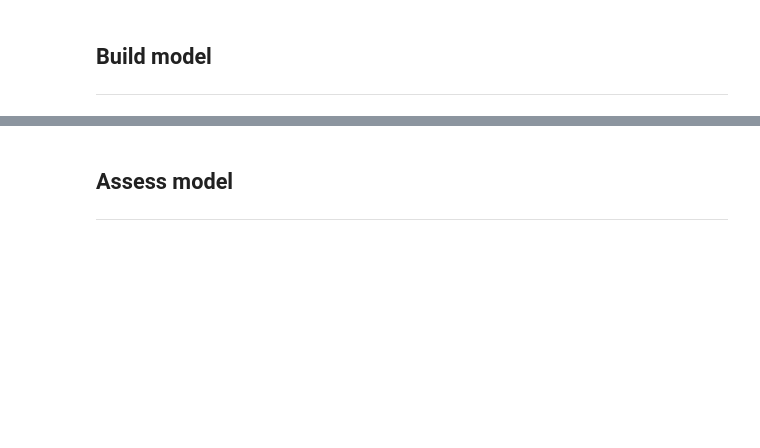
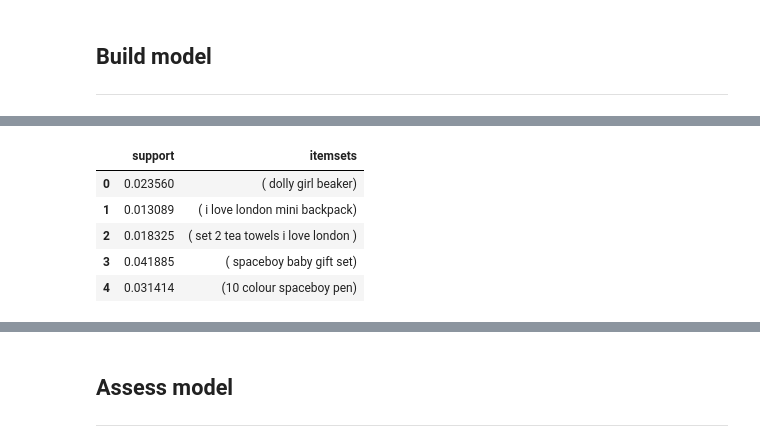
Before and after one commit to DanisAlukaev/Data-Mining, a Jupyter notebook: session01/4. Modeling.ipynb, the cells around one changed output, grey strips where cells are left out. Saved outputs shown, nothing was run; the diff lists cells and outputs as text; code cells hidden in the pictures; blank space fills up the shorter version.

```diff
--- a/session01/4. Modeling.ipynb
+++ b/session01/4. Modeling.ipynb
@@ -195,0 +187,9 @@ y_pred = np.argmax(y_prob, axis=1)
+# %%
+item_set = apriori(df_items, min_support=0.01, use_colnames=True)
+# %% [output]
+|  | support | itemsets |
+| 0 | 0.023560 | ( dolly girl beaker) |
+| 1 | 0.013089 | ( i love london mini backpack) |
+| 2 | 0.018325 | ( set 2 tea towels i love london ) |
+| 3 | 0.041885 | ( spaceboy baby gift set) |
+| 4 | 0.031414 | (10 colour spaceboy pen) |
```
Also changed, not shown: parts of 41 cells of this notebook.
